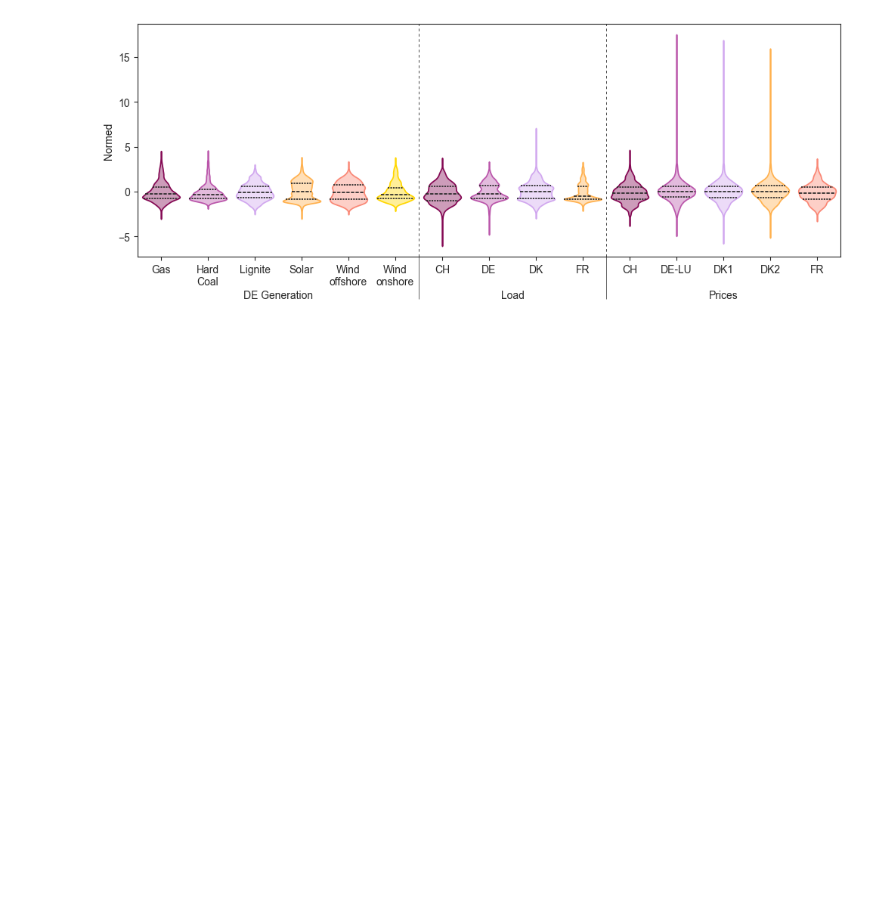
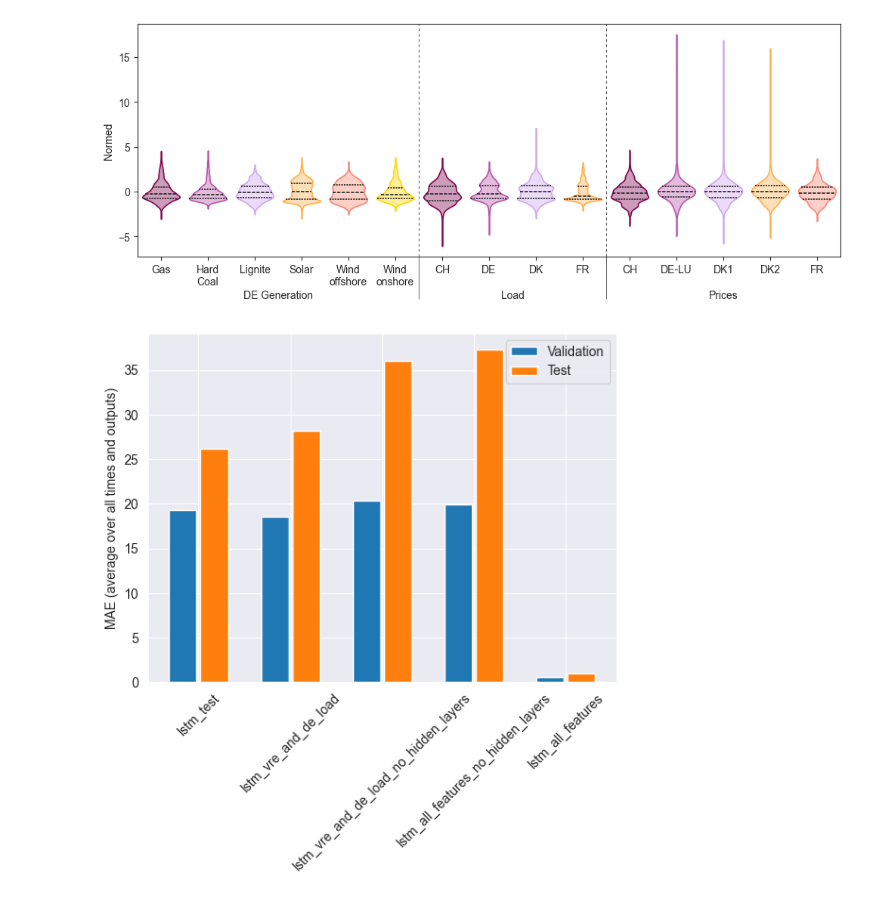
Before and after one commit to valentin-17/epf, a Jupyter notebook: notebooks/other_data_viz.ipynb, the cells around one changed output. Cells and saved outputs as stored; diff of their text form; code cells hidden in the pictures; blank space fills up the shorter version.

```diff
--- a/notebooks/other_data_viz.ipynb
+++ b/notebooks/other_data_viz.ipynb
@@ -295,3 +199,29 @@ plt.savefig("../reports/figures/normed_feature_distribution_corrected.pdf", dpi=
 plt.show()
 # %% [output]
 [figure]
+# %%
+import pickle as pkl
+import numpy as np
+from matplotlib import pyplot as plt
+
+with open("../data/processed/performance.pkl", "rb") as f:
+    performance = pkl.load(f)
+
+with open("../data/processed/val_performance.pkl", "rb") as f:
+    val_performance = pkl.load(f)
+
+x = np.arange(len(performance))
+width = 0.3
+
+metric_name = 'mean_absolute_error'
+val_mae = [v[metric_name] for v in val_performance.values()]
+test_mae = [v[metric_name] for v in performance.values()]
+
+plt.bar(x - 0.17, val_mae, width, label='Validation')
+plt.bar(x + 0.17, test_mae, width, label='Test')
+plt.xticks(ticks=x, labels=performance.keys(),
+           rotation=45)
+plt.ylabel(f'MAE (average over all times and outputs)')
+_ = plt.legend()
+# %% [output]
+[figure, added]
```
Also changed, not shown: parts of 3 cells of this notebook, 11 other files.
